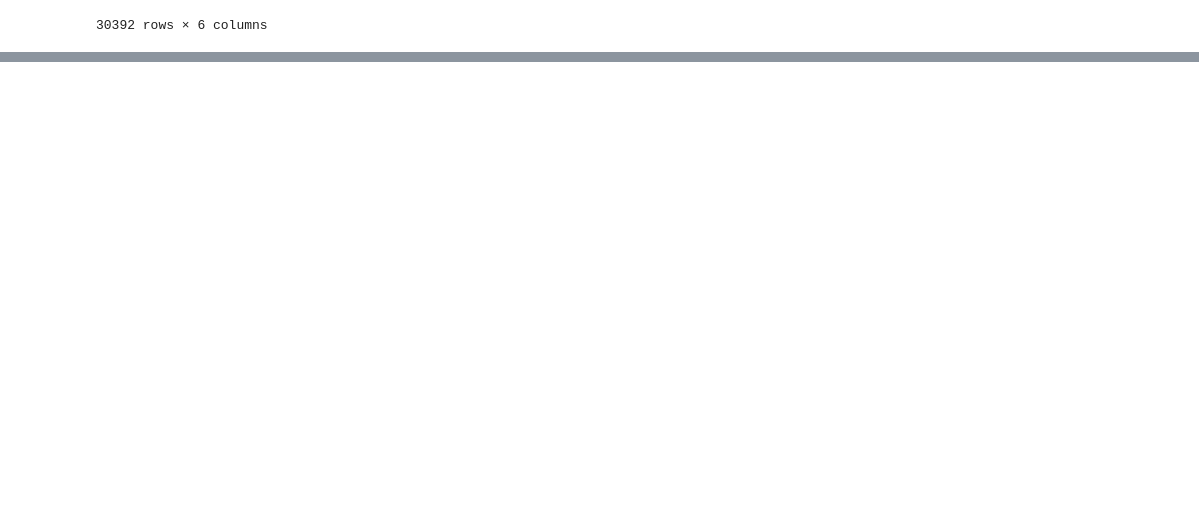
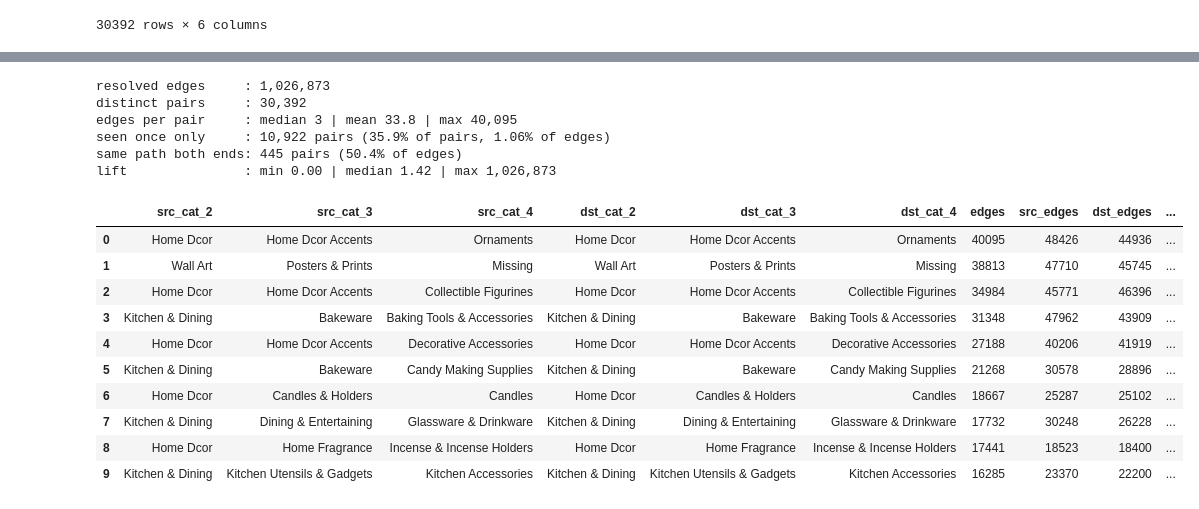
Before and after one commit to flamesmith/RecSystem, a Jupyter notebook: notebooks/complementary_categories.ipynb, the cells around one changed output, grey strips where cells are left out. Cells and saved outputs as stored; diff of their text form; code cells hidden in the pictures; blank space fills up the shorter version.

```diff
--- a/notebooks/complementary_categories.ipynb
+++ b/notebooks/complementary_categories.ipynb
@@ -970,0 +439,63 @@ map_vs_observed[(map_vs_observed['source_cat2'] == map_vs_observed['src_cat_2'])
+# %%
+# Support and lift live on the resolved edges only -- an edge whose target is
+# not in the catalogue has no category to pair with. The six category columns
+# carry `category` dtype, so they go through str first: a categorical groupby
+# key fans out over every unused combination.
+OBS_COLS = ["src_cat_2", "src_cat_3", "src_cat_4",
+            "dst_cat_2", "dst_cat_3", "dst_cat_4"]
+SRC_COLS, DST_COLS = OBS_COLS[:3], OBS_COLS[3:]
+
+resolved_edges = pairs.loc[pairs["dst_cat_2"] != NOT_IN_CATALOGUE, OBS_COLS].astype(str)
+n_edges = len(resolved_edges)
+
+pair_stats = (
+    resolved_edges.groupby(OBS_COLS, sort=False).size()
+    .rename("edges").reset_index()
+)
+
+# Marginals: the share of edge traffic each category path carries on its own
+# side of the arrow. Both are shares of the same N, so `lift` is the usual
+# P(s,d) / (P(s) * P(d)) -- 1.0 is what independence would produce.
+pair_stats["src_edges"] = pair_stats.groupby(SRC_COLS)["edges"].transform("sum")
+pair_stats["dst_edges"] = pair_stats.groupby(DST_COLS)["edges"].transform("sum")
+pair_stats["support"] = pair_stats["edges"] / n_edges
+pair_stats["lift"] = (pair_stats["edges"] * n_edges) / (
+    pair_stats["src_edges"] * pair_stats["dst_edges"]
+)
+pair_stats = pair_stats.sort_values("edges", ascending=False, ignore_index=True)
+
+single = pair_stats["edges"].eq(1)
+self_pair = (pair_stats[SRC_COLS].to_numpy() == pair_stats[DST_COLS].to_numpy()).all(axis=1)
+print(f"resolved edges     : {n_edges:,}")
+print(f"distinct pairs     : {len(pair_stats):,}")
+print(f"edges per pair     : median {pair_stats['edges'].median():,.0f} | "
+      f"mean {pair_stats['edges'].mean():,.1f} | max {pair_stats['edges'].max():,}")
+print(f"seen once only     : {single.sum():,} pairs ({single.mean():.1%} of pairs, "
+      f"{pair_stats.loc[single, 'edges'].sum() / n_edges:.2%} of edges)")
+print(f"same path both ends: {self_pair.sum():,} pairs "
+      f"({pair_stats.loc[self_pair, 'edges'].sum() / n_edges:.1%} of edges)")
+print(f"lift               : min {pair_stats['lift'].min():,.2f} | "
+      f"median {pair_stats['lift'].median():,.2f} | max {pair_stats['lift'].max():,.0f}")
+
+# The notebook-wide float format rounds to 2dp, which flattens `support` to
+# 0.00; widen it just for this display.
+with pd.option_context("display.float_format", lambda x: f"{x:,.6g}"):
+    display(pair_stats.head(10))
+# %% [output]
+resolved edges     : 1,026,873
+distinct pairs     : 30,392
+edges per pair     : median 3 | mean 33.8 | max 40,095
+seen once only     : 10,922 pairs (35.9% of pairs, 1.06% of edges)
+same path both ends: 445 pairs (50.4% of edges)
+lift               : min 0.00 | median 1.42 | max 1,026,873
+|  | src_cat_2 | src_cat_3 | src_cat_4 | dst_cat_2 | dst_cat_3 | dst_cat_4 | edges | src_edges | dst_edges | ... |
+| 0 | Home Dcor | Home Dcor Accents | Ornaments | Home Dcor | Home Dcor Accents | Ornaments | 40095 | 48426 | 44936 | ... |
+| 1 | Wall Art | Posters & Prints | Missing | Wall Art | Posters & Prints | Missing | 38813 | 47710 | 45745 | ... |
+| 2 | Home Dcor | Home Dcor Accents | Collectible Figurines | Home Dcor | Home Dcor Accents | Collectible Figurines | 34984 | 45771 | 46396 | ... |
+| 3 | Kitchen & Dining | Bakeware | Baking Tools & Accessories | Kitchen & Dining | Bakeware | Baking Tools & Accessories | 31348 | 47962 | 43909 | ... |
+| 4 | Home Dcor | Home Dcor Accents | Decorative Accessories | Home Dcor | Home Dcor Accents | Decorative Accessories | 27188 | 40206 | 41919 | ... |
+| 5 | Kitchen & Dining | Bakeware | Candy Making Supplies | Kitchen & Dining | Bakeware | Candy Making Supplies | 21268 | 30578 | 28896 | ... |
+| 6 | Home Dcor | Candles & Holders | Candles | Home Dcor | Candles & Holders | Candles | 18667 | 25287 | 25102 | ... |
+| 7 | Kitchen & Dining | Dining & Entertaining | Glassware & Drinkware | Kitchen & Dining | Dining & Entertaining | Glassware & Drinkware | 17732 | 30248 | 26228 | ... |
+| 8 | Home Dcor | Home Fragrance | Incense & Incense Holders | Home Dcor | Home Fragrance | Incense & Incense Holders | 17441 | 18523 | 18400 | ... |
+| 9 | Kitchen & Dining | Kitchen Utensils & Gadgets | Kitchen Accessories | Kitchen & Dining | Kitchen Utensils & Gadgets | Kitchen Accessories | 16285 | 23370 | 22200 | ... |
```
Also changed, not shown: parts of 22 cells of this notebook.
